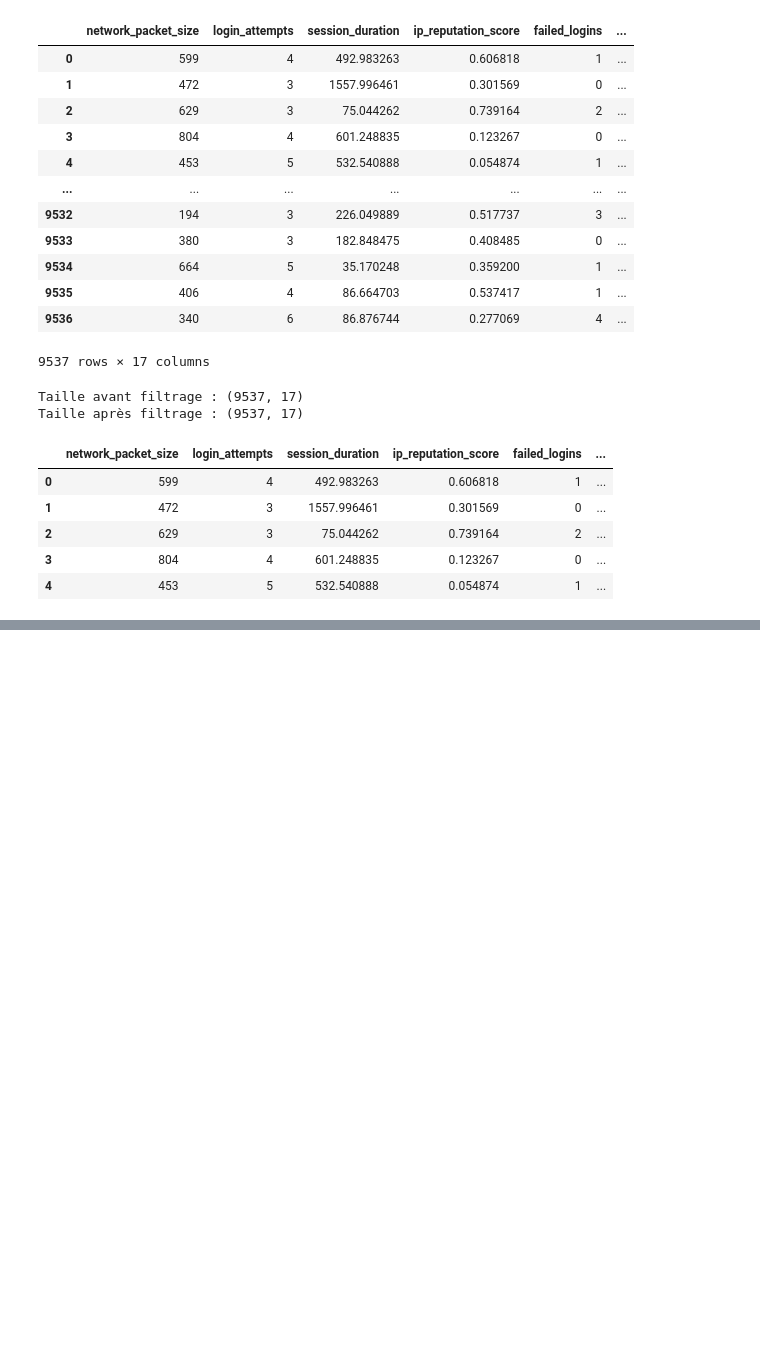
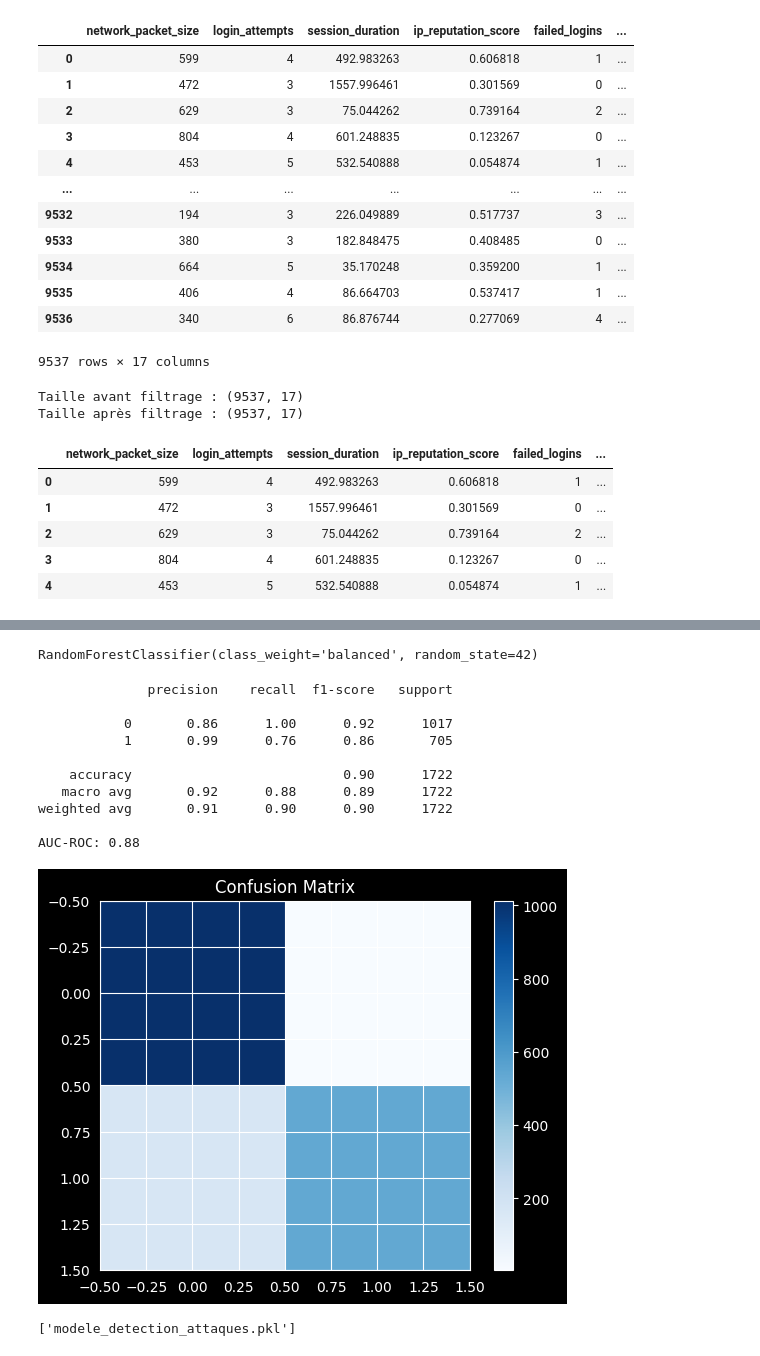
Before and after one commit to Gravityfall2/data-mining-python-esgi, a Jupyter notebook: TP4_PILLOY--GOMES_ALLEN_2A4.ipynb, the cells around one changed output, grey strips where cells are left out. Saved outputs shown, nothing was run; the diff lists cells and outputs as text; code cells hidden in the pictures; blank space fills up the shorter version.

```diff
--- a/TP4_PILLOY--GOMES_ALLEN_2A4.ipynb
+++ b/TP4_PILLOY--GOMES_ALLEN_2A4.ipynb
@@ -217,0 +210,2 @@ df_cleaned_no_outliers
+# %%
+df = pd.read_csv("cybersecurity_intrusion_data.csv")
@@ -217,0 +276,8 @@ df_cleaned_no_outliers
+# %%
+X = df_cleaned_no_outliers.drop(columns=['attack_detected'])
+Y = df_cleaned_no_outliers['attack_detected']
+
+print("X (features) :")
+print(X.head())
+print("\nY (target) :")
+print(Y.head())
@@ -217,0 +302,44 @@ df_cleaned_no_outliers
+# %%
+X_train, X_test, Y_train, Y_test = train_test_split(
+    X, Y,
+    test_size=0.2,  # 20% des données pour le test
+    random_state=42,
+    stratify=Y  # Conserve la même proportion de classes dans train et test
+)
+# %%
+model = RandomForestClassifier(class_weight='balanced', random_state=42)
+model.fit(X_train, Y_train)
+# %% [output]
+RandomForestClassifier(class_weight='balanced', random_state=42)
+# %%
+Y_pred = model.predict(X_test)
+Y_proba = model.predict_proba(X_test)[:, 1]
+
+# Rapport de classification
+print(classification_report(Y_test, Y_pred))
+print(f"AUC-ROC: {roc_auc_score(Y_test, Y_proba):.2f}")
+
+cm = confusion_matrix(Y_test, Y_pred)
+
+plt.imshow(cm, cmap='Blues')
+plt.title("Confusion Matrix")
+plt.colorbar()
+plt.show()
+# %% [output]
+              precision    recall  f1-score   support
+
+           0       0.86      1.00      0.92      1017
+           1       0.99      0.76      0.86       705
+
+    accuracy                           0.90      1722
+   macro avg       0.92      0.88      0.89      1722
+weighted avg       0.91      0.90      0.90      1722
+
+AUC-ROC: 0.88
+[figure, added]
+# %%
+import joblib
+
+joblib.dump(model, 'modele_detection_attaques.pkl')
+# %% [output]
+['modele_detection_attaques.pkl']
```
Also changed, not shown: parts of 17 cells of this notebook, 7 other files.
